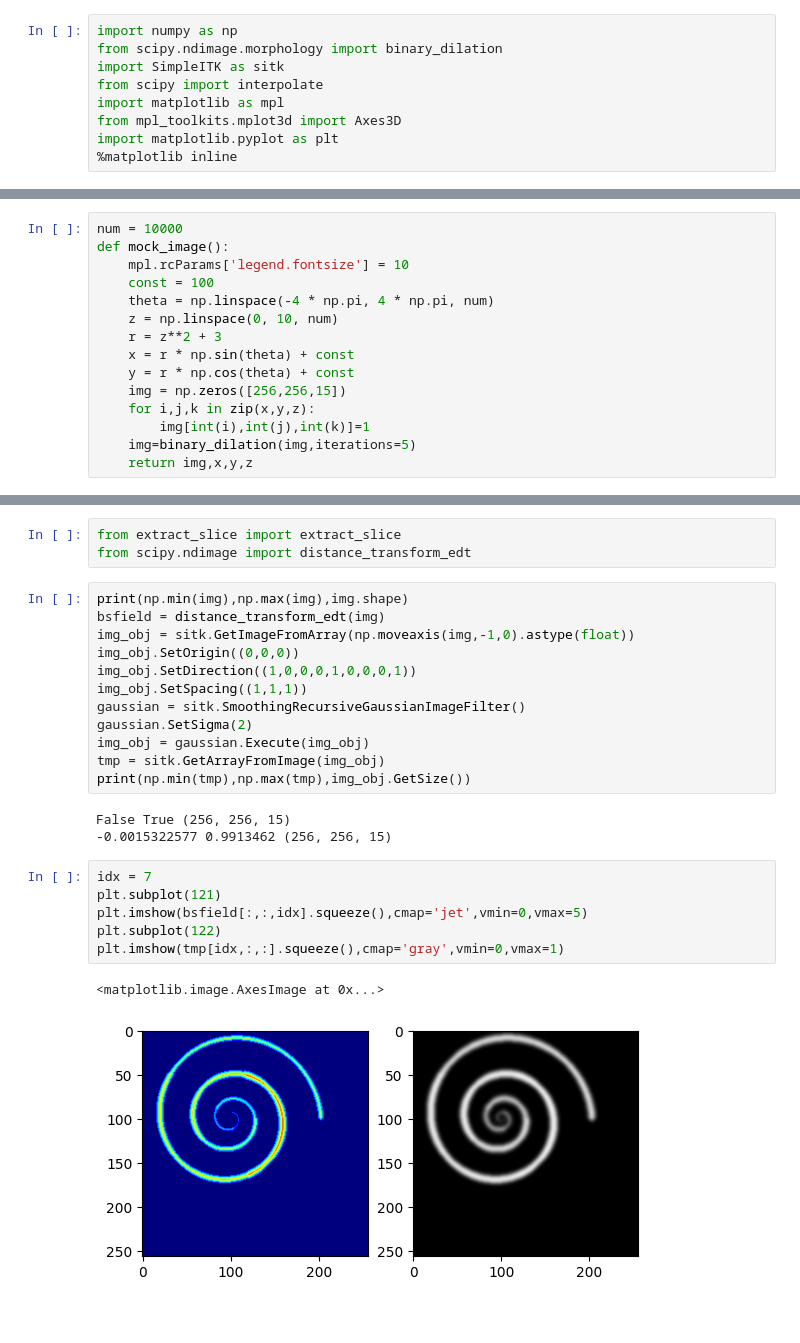
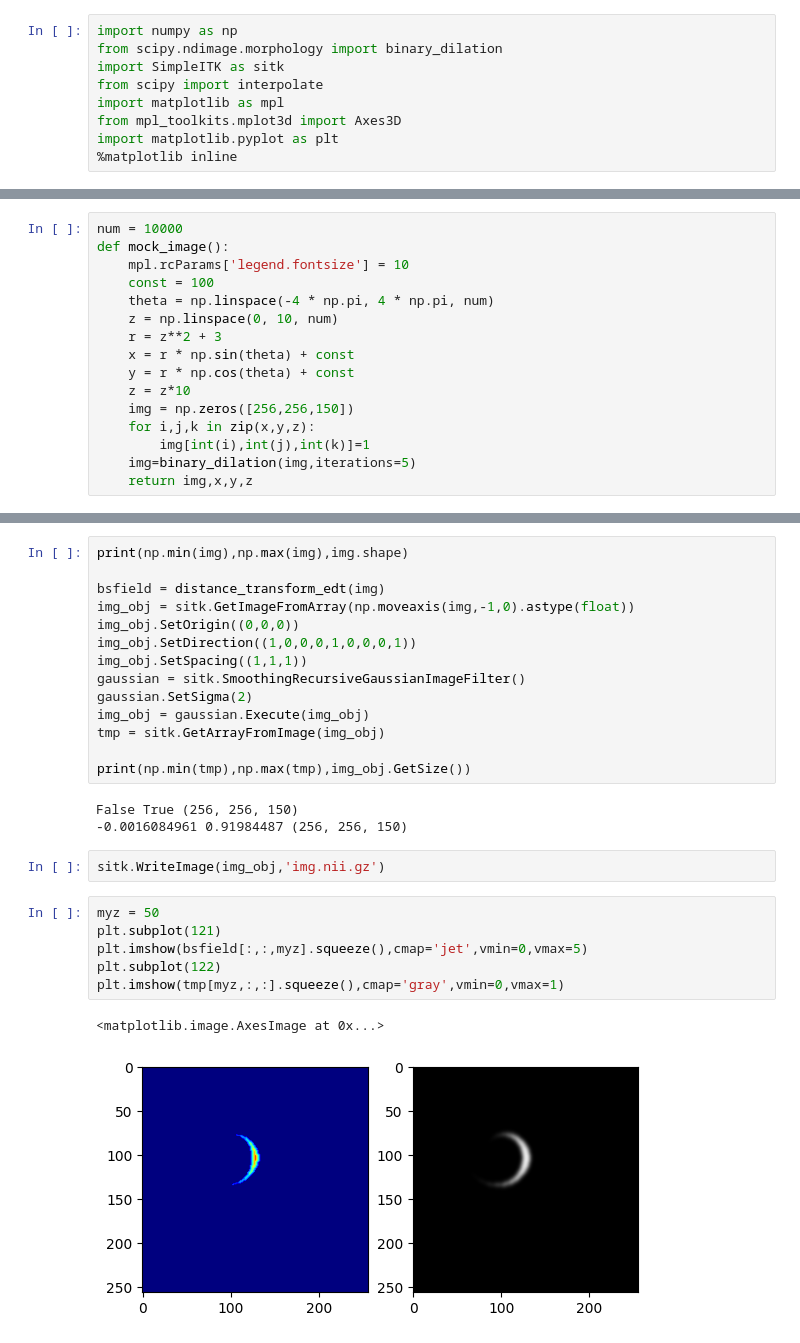
Before and after one commit to pangyuteng/simple-centerline-extraction, a Jupyter notebook: demo.ipynb, the cells around one changed output, grey strips where cells are left out. Drawn from its saved outputs; the diff is of its cells as text.

```diff
--- a/demo.ipynb
+++ b/demo.ipynb
@@ -22,7 +26,8 @@ def mock_image():
     r = z**2 + 3
     x = r * np.sin(theta) + const
     y = r * np.cos(theta) + const
-    img = np.zeros([256,256,15])
+    z = z*10
+    img = np.zeros([256,256,150])
     for i,j,k in zip(x,y,z):
         img[int(i),int(j),int(k)]=1
     img=binary_dilation(img,iterations=5)
@@ -75,8 +70,6 @@ plt.show()
-# %%
-from extract_slice import extract_slice
-from scipy.ndimage import distance_transform_edt
 # %%
 print(np.min(img),np.max(img),img.shape)
+
 bsfield = distance_transform_edt(img)
 img_obj = sitk.GetImageFromArray(np.moveaxis(img,-1,0).astype(float))
 img_obj.SetOrigin((0,0,0))
@@ -86,19 +79,22 @@ gaussian = sitk.SmoothingRecursiveGaussianImageFilter()
 gaussian.SetSigma(2)
 img_obj = gaussian.Execute(img_obj)
 tmp = sitk.GetArrayFromImage(img_obj)
+
 print(np.min(tmp),np.max(tmp),img_obj.GetSize())
 # %% [output]
-False True (256, 256, 15)
--0.0015322577 0.9913462 (256, 256, 15)
+False True (256, 256, 150)
+-0.0016084961 0.91984487 (256, 256, 150)
+# %%
+sitk.WriteImage(img_obj,'img.nii.gz')
 # %%
-idx = 7
+myz = 50
 plt.subplot(121)
-plt.imshow(bsfield[:,:,idx].squeeze(),cmap='jet',vmin=0,vmax=5)
+plt.imshow(bsfield[:,:,myz].squeeze(),cmap='jet',vmin=0,vmax=5)
 plt.subplot(122)
-plt.imshow(tmp[idx,:,:].squeeze(),cmap='gray',vmin=0,vmax=1)
+plt.imshow(tmp[myz,:,:].squeeze(),cmap='gray',vmin=0,vmax=1)
 # %% [output]
 <matplotlib.image.AxesImage at 0x...>
-[figure, old version]
+[figure, new version]
 # %%
 
 for n,idx in enumerate(range(len(s_z))):
```
Also changed, not shown: parts of 6 cells of this notebook, 3 other files.
